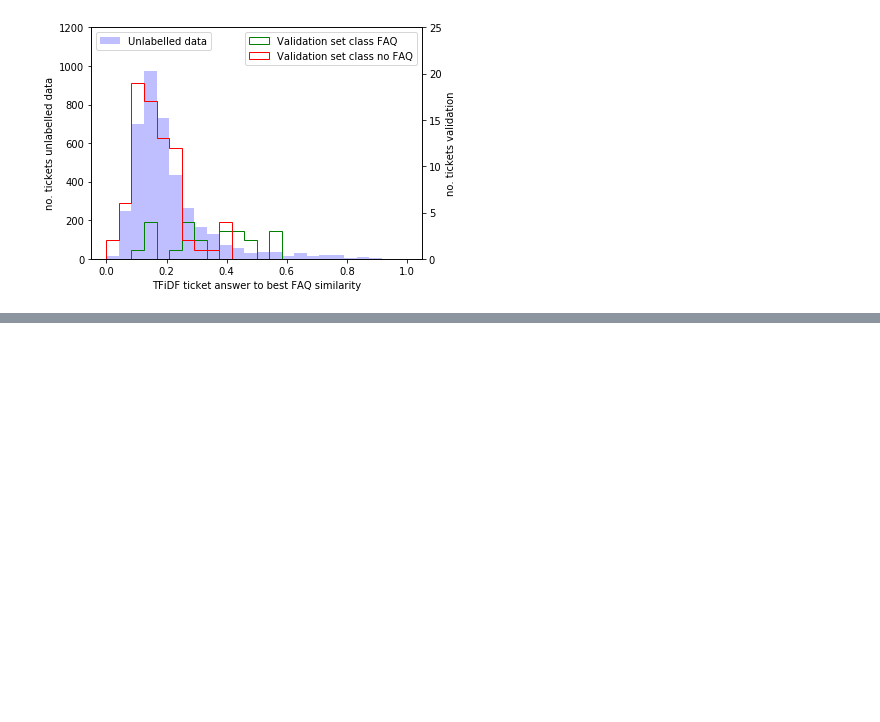
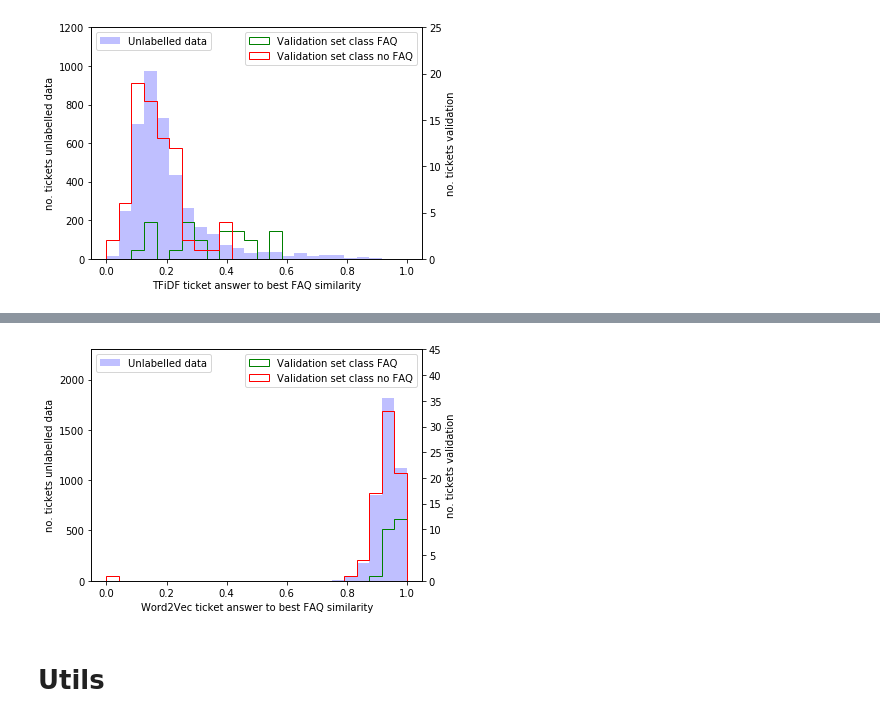
Before and after one commit to mmr12/Data-Science-lab-2018, a Jupyter notebook: PreperationWork/Poster_figs/Similarities_figs.ipynb, the cells around one changed output, grey strips where cells are left out. Cells and saved outputs as stored; diff of their text form; code cells hidden in the pictures; blank space fills up the shorter version.

```diff
--- a/PreperationWork/Poster_figs/Similarities_figs.ipynb
+++ b/PreperationWork/Poster_figs/Similarities_figs.ipynb
@@ -102,0 +151,18 @@ plt.show()
+# %%
+mean_ticket_ans = doc_emb_one_MR(ind_start=ind_tix_ans_start,
+                                 ind_end=ind_tix_ans_end,
+                                 all_docs_prepro=all_docs_prepro,
+                                 model=model)
+# %%
+ind_faq_ans_start = len(faq_ans)
+ind_faq_ans_end = 2*len(faq_ans)
+mean_faq_ans = doc_emb_one_MR(ind_start=ind_faq_ans_start,
+                                 ind_end=ind_faq_ans_end,
+                                 all_docs_prepro=all_docs_prepro,
+                                 model=model)
+# %%
+#val_prepro = preprocess_docs_fn(x_val_ans) # this was already done above
+word2vec_val = doc_emb_new_one_MR(ind_start=0,
+                                  ind_end=len(x_val_ans),
+                                  all_docs_prepro=val_prepro,
+                                  model=model)
@@ -102,0 +174,9 @@ plt.show()
+# %%
+SFT, valyes, valno = do_stuff(mean_faq_ans, mean_ticket_ans, word2vec_val)
+# %%
+legend = 'Word2Vec ticket answer to best FAQ similarity'
+plot_stuff(SFT, valyes, valno, a = 2300, b = 45, l = legend)
+# %% [output]
+[figure, added]
+# %% [markdown]
+# Utils
```
Also changed, not shown: parts of 14 cells of this notebook, 3 other files.
